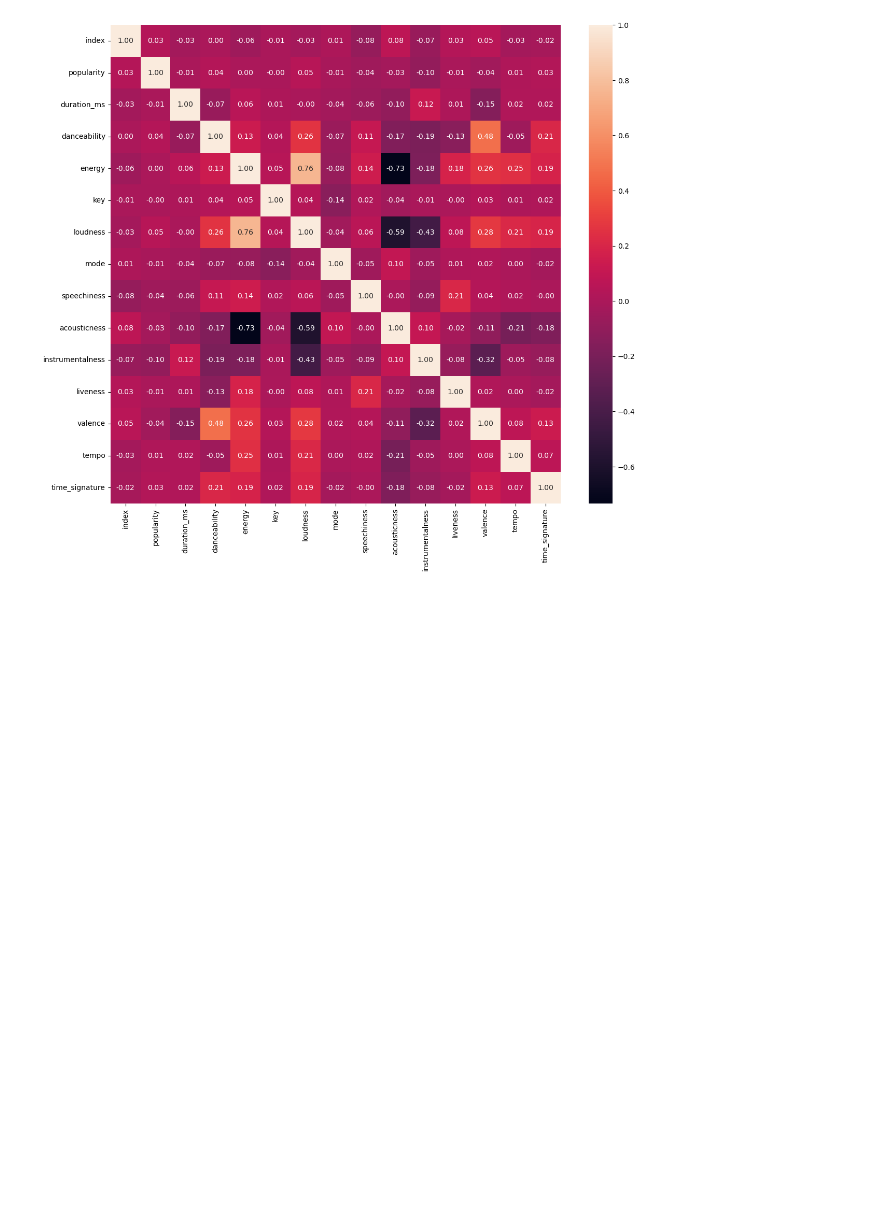
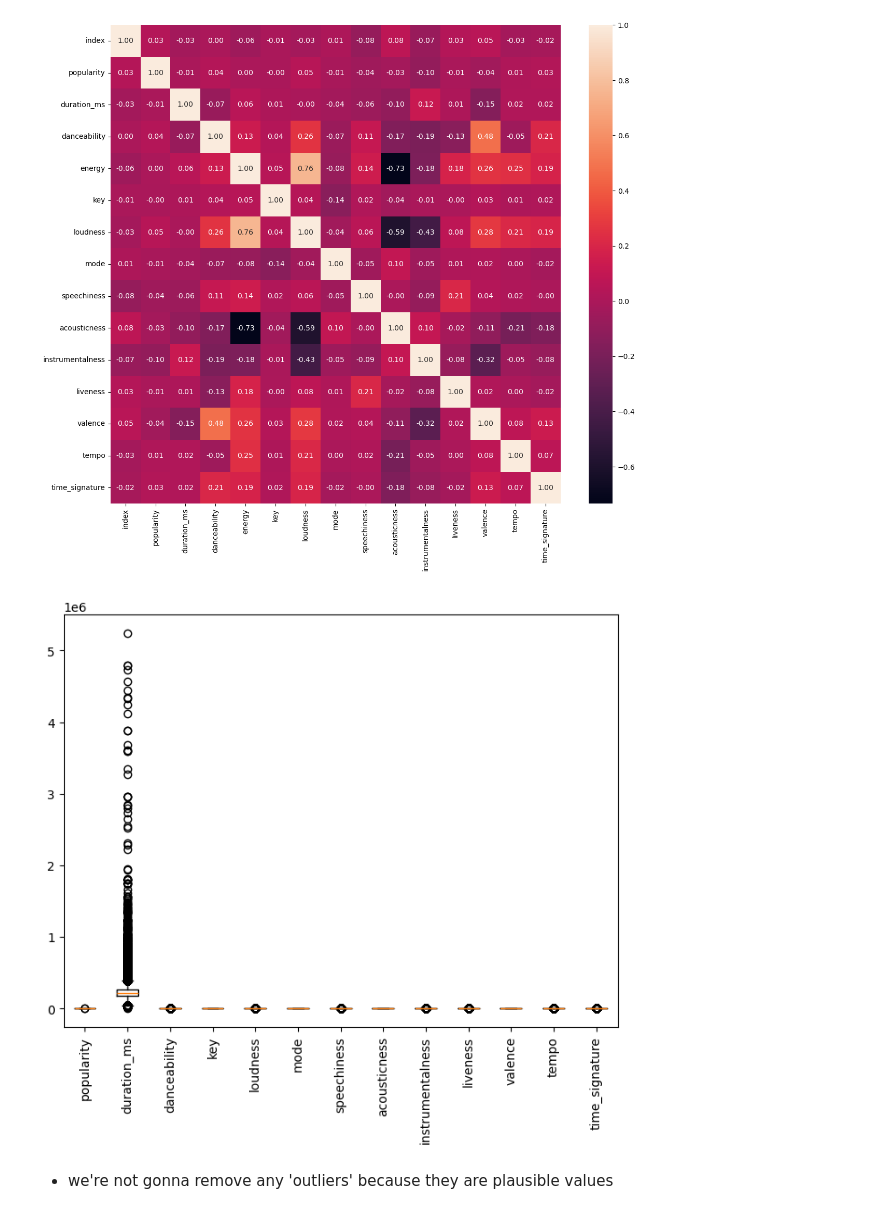
Before and after one commit to iinesclaro/ml2_projects, a Jupyter notebook: spotify_tracks_main.ipynb, the cells around one changed output. Cells and saved outputs as stored; diff of their text form; code cells hidden in the pictures; blank space fills up the shorter version.

```diff
--- a/spotify_tracks_main.ipynb
+++ b/spotify_tracks_main.ipynb
@@ -171,3 +171,20 @@ sns.heatmap(corr, annot = True, fmt = '.2f')
 plt.show()
 # %% [output]
 [figure]
+# %%
+spotify_clustering = num_features.drop(columns=['index', 'energy'])
+
+plt.figure(figsize=(8, 6))
+plt.boxplot(spotify_clustering)
+
+plt.xticks(
+    ticks=range(1, len(spotify_clustering.columns) + 1),
+    labels=spotify_clustering.columns,
+    rotation=90
+)
+
+plt.show()
+# %% [output]
+[figure, added]
+# %% [markdown]
+- we're not gonna remove any 'outliers' because they are plausible values
```
Also changed, not shown: parts of 3 cells of this notebook.
